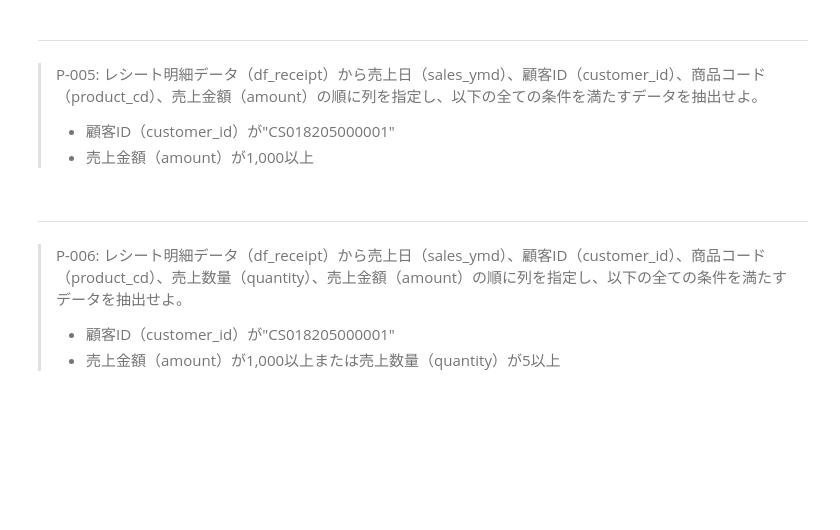
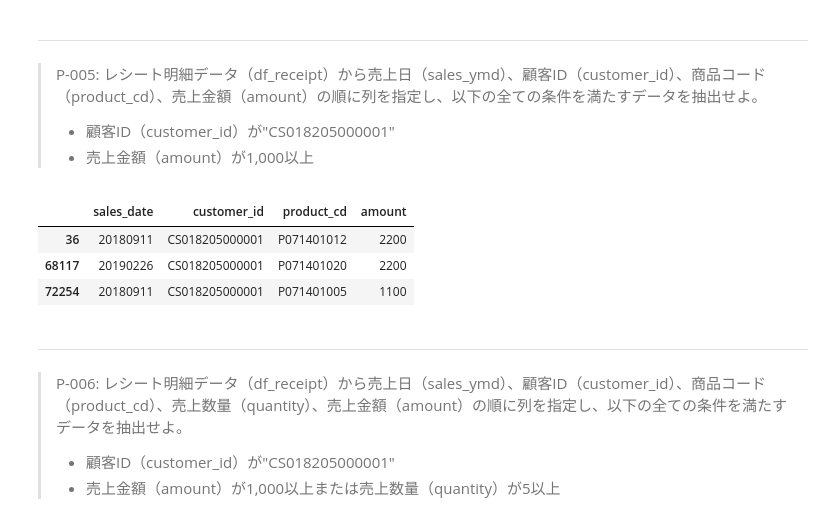
Before and after one commit to dikokib/100knock, a Jupyter notebook: preprocess_knock_Python.ipynb, the cells around one changed output. Saved outputs shown, nothing was run; the diff lists cells and outputs as text; code cells hidden in the pictures; blank space fills up the shorter version.

```diff
--- a/preprocess_knock_Python.ipynb
+++ b/preprocess_knock_Python.ipynb
@@ -74,6 +124,14 @@ df_receipt.head(10)
 > P-005: レシート明細データ（df_receipt）から売上日（sales_ymd）、顧客ID（customer_id）、商品コード（product_cd）、売上金額（amount）の順に列を指定し、以下の全ての条件を満たすデータを抽出せよ。
 > - 顧客ID（customer_id）が"CS018205000001"
 > - 売上金額（amount）が1,000以上
+# %%
+#.query('条件 and 条件')
+df_receipt_new.query('customer_id == "CS018205000001"and amount >= 1000')
+# %% [output]
+|  | sales_date | customer_id | product_cd | amount |
+| 36 | 20180911 | CS018205000001 | P071401012 | 2200 |
+| 68117 | 20190226 | CS018205000001 | P071401020 | 2200 |
+| 72254 | 20180911 | CS018205000001 | P071401005 | 1100 |
 # %% [markdown]
 ---
 > P-006: レシート明細データ（df_receipt）から売上日（sales_ymd）、顧客ID（customer_id）、商品コード（product_cd）、売上数量（quantity）、売上金額（amount）の順に列を指定し、以下の全ての条件を満たすデータを抽出せよ。
```
Also changed, not shown: parts of 4 cells of this notebook.
